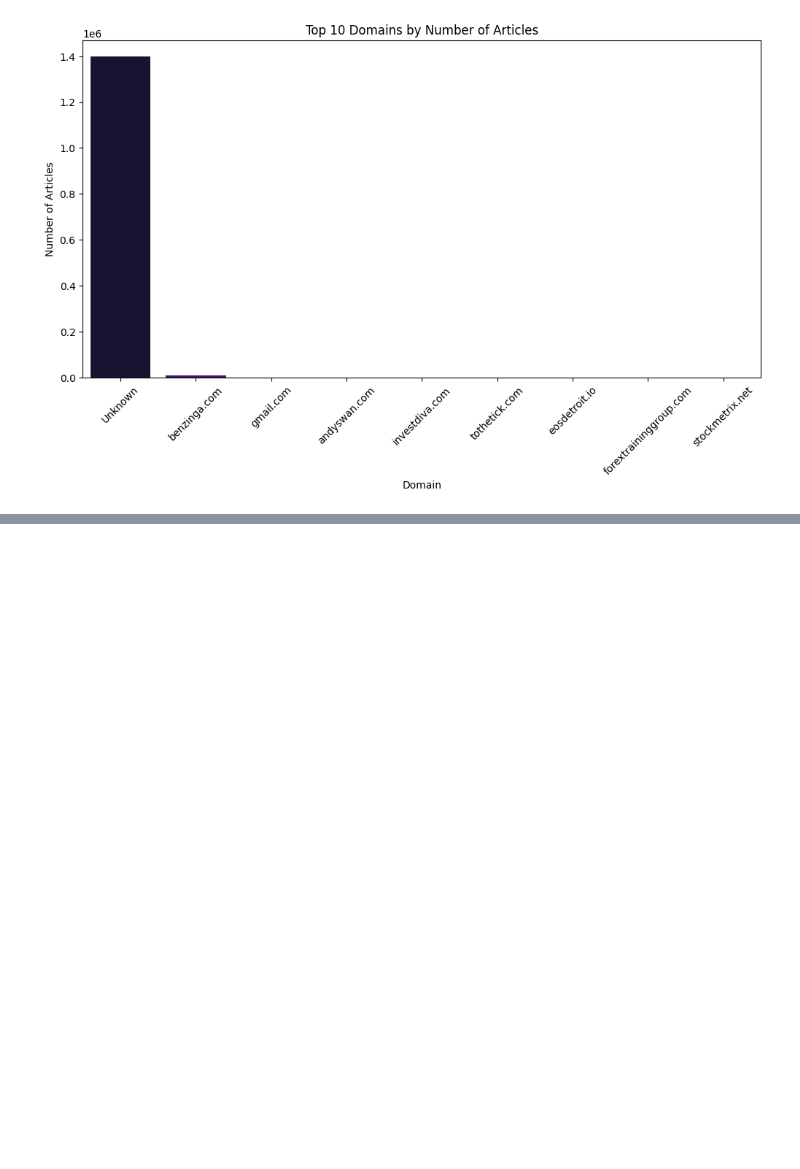
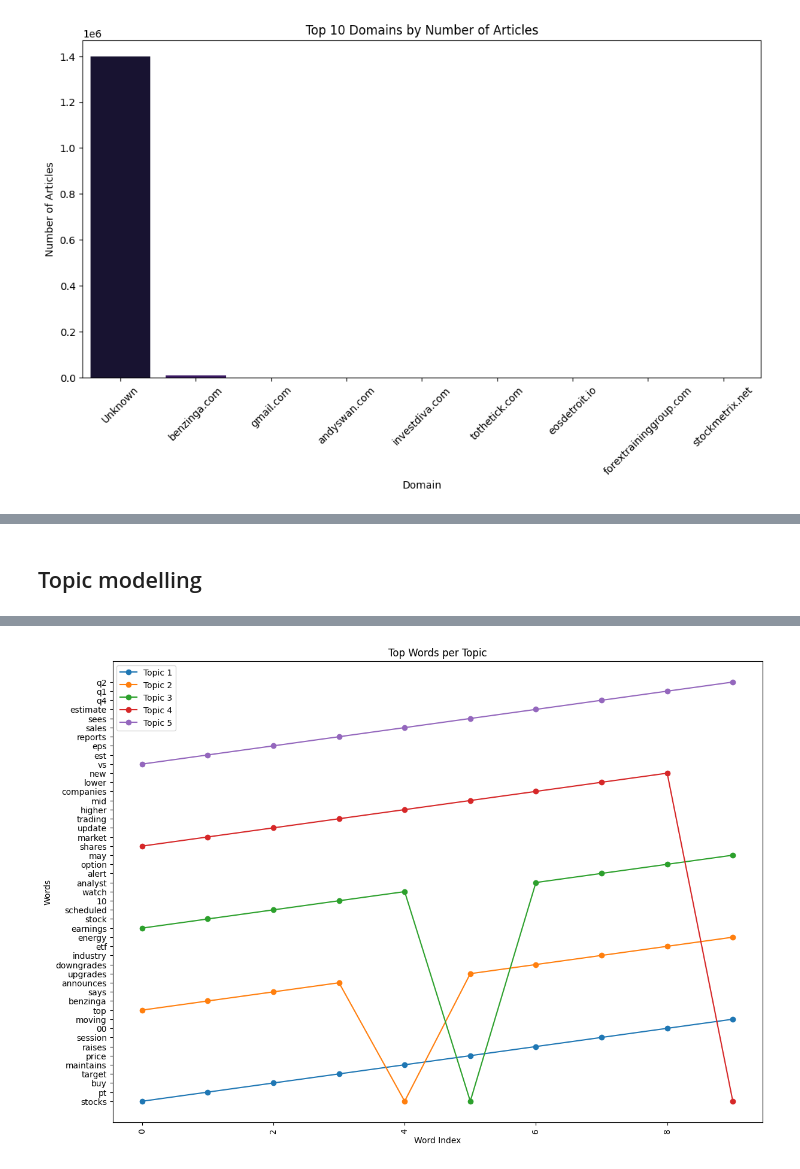
Before and after one commit to yohannestayez/Financial-News-and-Stock-Price-Integration, a Jupyter notebook: notebooks/Analysis1.ipynb, the cells around one changed output, grey strips where cells are left out. Saved outputs shown, nothing was run; the diff lists cells and outputs as text; code cells hidden in the pictures; blank space fills up the shorter version.

```diff
--- a/notebooks/Analysis1.ipynb
+++ b/notebooks/Analysis1.ipynb
@@ -336,0 +400,73 @@ Passing `palette` without assigning `hue` is deprecated and will be removed in v
+# %% [markdown]
+## Topic modelling
+# %%
+import pandas as pd
+import matplotlib.pyplot as plt
+import seaborn as sns
+import nltk
+from nltk.corpus import stopwords
+from sklearn.feature_extraction.text import CountVectorizer
+from sklearn.decomposition import LatentDirichletAllocation
+
+# Download stopwords from NLTK
+nltk.download('stopwords')
+
+# Load the CSV file into a Pandas DataFrame
+df = pd.read_csv(r'C:\Users\Toshiba\Desktop\Kifiya AIM 1\Week 1\Data\raw_analyst_ratings.csv\raw_analyst_ratings.csv')
+
+# Convert the date column to datetime format
+df['date'] = pd.to_datetime(df['date'], format='%Y-%m-%d %H:%M:%S%z', errors='coerce')
+
+# Preprocessing for topic modeling
+def preprocess_text(text):
+    text = text.lower()
+    text = nltk.RegexpTokenizer(r"\w+").tokenize(text)
+    stopwords = nltk.corpus.stopwords.words('english')
+    text = [word for word in text if word not in stopwords]
+    return ' '.join(text)
+
+# Apply preprocessing
+df['processed_headline'] = df['headline'].apply(preprocess_text)
+
+# Vectorize text data
+vectorizer = CountVectorizer(max_features=1000)  # Limit to top 1000 words
+X = vectorizer.fit_transform(df['processed_headline'])
+
+# Fit LDA model
+lda = LatentDirichletAllocation(n_components=5, random_state=0)  # Adjust number of topics as needed
+lda.fit(X)
+
+# Get topic terms
+feature_names = vectorizer.get_feature_names_out()
+topics = lda.components_
+
+# Display top words per topic
+num_words = 10
+for topic_idx, topic in enumerate(topics):
+    print(f"Topic #{topic_idx + 1}:")
+    print(" ".join([feature_names[i] for i in topic.argsort()[:-num_words - 1:-1]]))
+    print()
+
+# Optional: Visualize the topics
+import numpy as np
+
+topic_words = []
+for topic_idx, topic in enumerate(topics):
+    words = [feature_names[i] for i in topic.argsort()[:-num_words - 1:-1]]
+    topic_words.append(words)
+
+topic_df = pd.DataFrame(topic_words, columns=[f"Word {i+1}" for i in range(num_words)])
+topic_df.index.name = 'Topic'
+
+# Plot the top words for each topic
+fig, ax = plt.subplots(figsize=(14, 10))
+for i, words in enumerate(topic_words):
+    ax.plot(words, label=f"Topic {i+1}", marker='o')
+
+ax.set_title('Top Words per Topic')
+ax.set_xlabel('Word Index')
+ax.set_ylabel('Words')
+ax.legend(loc='best')
+plt.xticks(rotation=90)
+plt.show()
+# %% [output]
@@ -336,0 +490 @@ Passing `palette` without assigning `hue` is deprecated and will be removed in v
+[figure, added]
```
Also changed, not shown: parts of 8 cells of this notebook, 2 other files.
